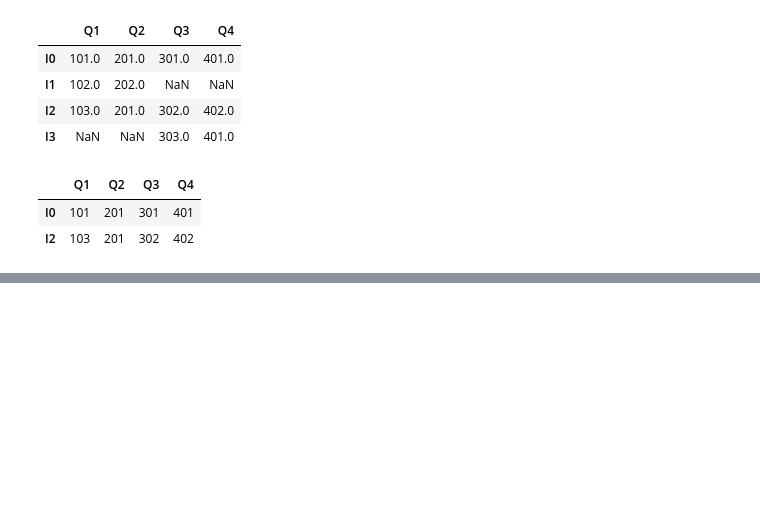
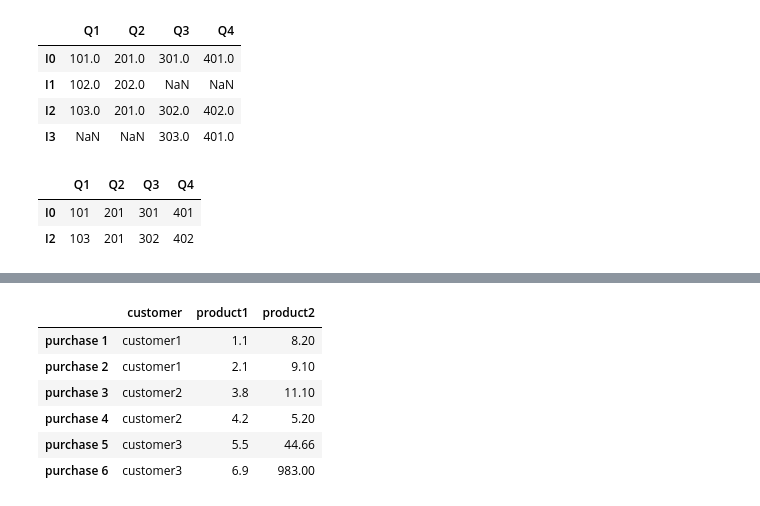
Before and after one commit to imsanthoshr/Python-for-ML, a Jupyter notebook: Pandas-Basics.ipynb, the cells around one changed output, grey strips where cells are left out. Drawn from its saved outputs; the diff is of its cells as text; code cells hidden in the pictures; blank space fills up the shorter version.

```diff
--- a/Pandas-Basics.ipynb
+++ b/Pandas-Basics.ipynb
@@ -302,0 +368,12 @@ df5.join(df6,how='inner')
+# %%
+mydict = {'customer':['customer1','customer1','customer2','customer2','customer3','customer3'],'product1':[1.1,2.1,3.8,4.2,5.5,6.9],'product2':[8.2,9.1,11.1,5.2,44.66,983]}
+df8 = pd.DataFrame(mydict,index=['purchase 1','purchase 2','purchase 3','purchase 4','purchase 5','purchase 6'])
+df8
+# %% [output]
+|  | customer | product1 | product2 |
+| purchase 1 | customer1 | 1.1 | 8.20 |
+| purchase 2 | customer1 | 2.1 | 9.10 |
+| purchase 3 | customer2 | 3.8 | 11.10 |
+| purchase 4 | customer2 | 4.2 | 5.20 |
+| purchase 5 | customer3 | 5.5 | 44.66 |
+| purchase 6 | customer3 | 6.9 | 983.00 |
```
Also changed, not shown: parts of 15 cells of this notebook, 2 other files.
